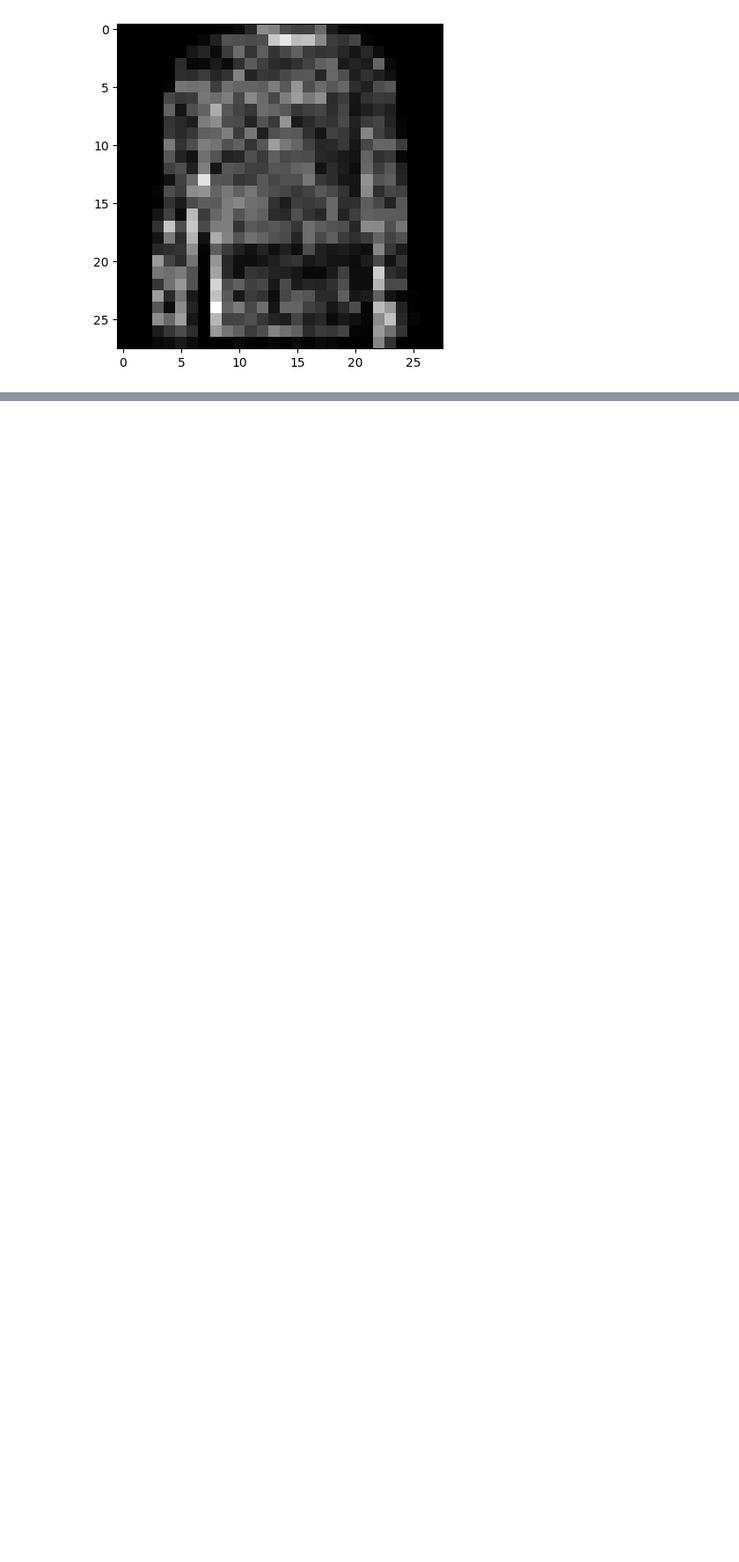
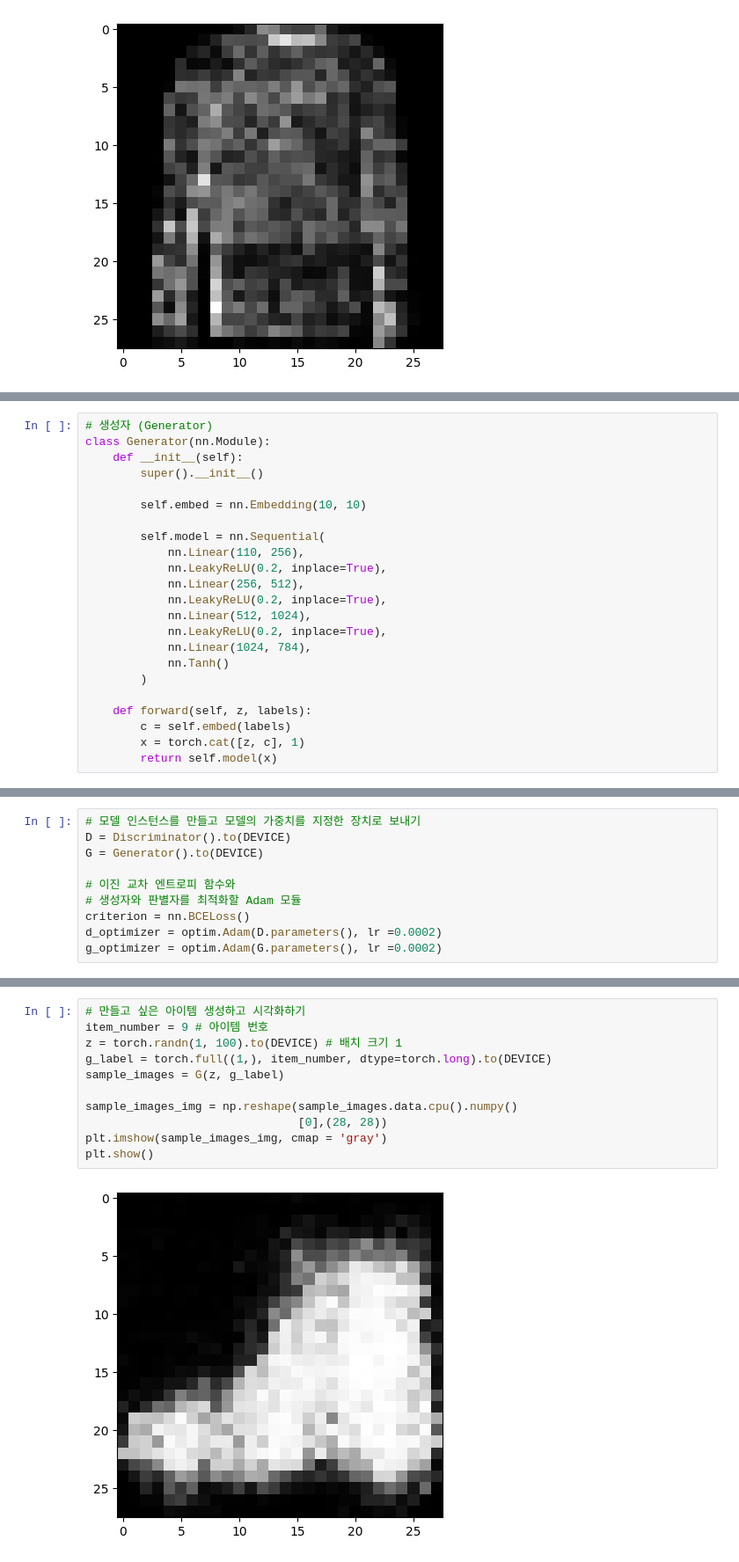
Before and after one commit to hugoMGSung/study-pytorch, a Jupyter notebook: 3min_pytorch/m3p007_GAN.ipynb, the cells around one changed output, grey strips where cells are left out. Shown at 88% size. Saved outputs shown, nothing was run; the diff lists cells and outputs as text; blank space fills up the shorter version.

```diff
--- a/3min_pytorch/m3p007_GAN.ipynb
+++ b/3min_pytorch/m3p007_GAN.ipynb
@@ -170,0 +211,23 @@ for i in range(10):
+# %%
+# 생성자 (Generator)
+class Generator(nn.Module):
+    def __init__(self):
+        super().__init__()
+
+        self.embed = nn.Embedding(10, 10)
+
+        self.model = nn.Sequential(
+            nn.Linear(110, 256),
+            nn.LeakyReLU(0.2, inplace=True),
+            nn.Linear(256, 512),
+            nn.LeakyReLU(0.2, inplace=True),
+            nn.Linear(512, 1024),
+            nn.LeakyReLU(0.2, inplace=True),
+            nn.Linear(1024, 784),
+            nn.Tanh()
+        )
+
+    def forward(self, z, labels):
+        c = self.embed(labels)
+        x = torch.cat([z, c], 1)
+        return self.model(x)
@@ -170,0 +260,10 @@ for i in range(10):
+# %%
+# 모델 인스턴스를 만들고 모델의 가중치를 지정한 장치로 보내기
+D = Discriminator().to(DEVICE)
+G = Generator().to(DEVICE)
+
+# 이진 교차 엔트로피 함수와
+# 생성자와 판별자를 최적화할 Adam 모듈
+criterion = nn.BCELoss()
+d_optimizer = optim.Adam(D.parameters(), lr =0.0002)
+g_optimizer = optim.Adam(G.parameters(), lr =0.0002)
@@ -170,0 +336,13 @@ for i in range(10):
+# %%
+# 만들고 싶은 아이템 생성하고 시각화하기
+item_number = 9 # 아이템 번호
+z = torch.randn(1, 100).to(DEVICE) # 배치 크기 1
+g_label = torch.full((1,), item_number, dtype=torch.long).to(DEVICE)
+sample_images = G(z, g_label)
+
+sample_images_img = np.reshape(sample_images.data.cpu().numpy()
+                               [0],(28, 28))
+plt.imshow(sample_images_img, cmap = 'gray')
+plt.show()
+# %% [output]
+[figure, added]
```
Also changed, not shown: parts of 7 cells of this notebook, 8 other files.
